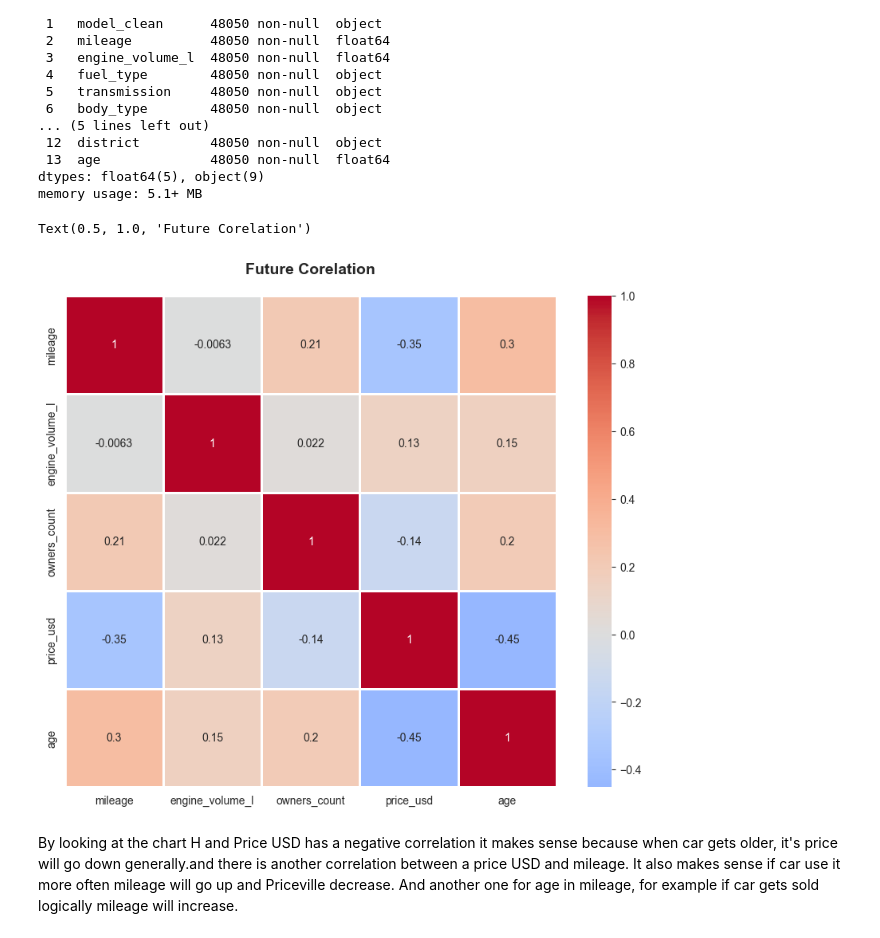
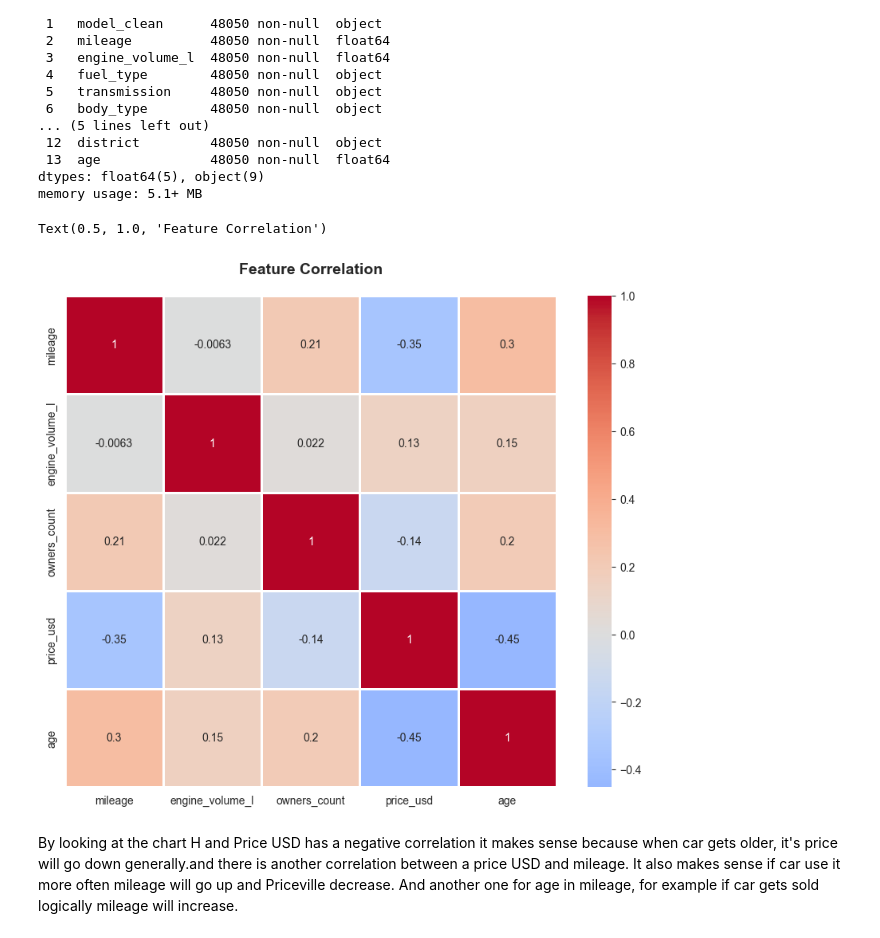
Before and after one commit to Javoh20111/Uzbekistan-car-analysis, a Jupyter notebook: notebooks/05_predictive_model.ipynb, the cells around one changed output. Cells and saved outputs as stored; diff of their text form; code cells hidden in the pictures.

```diff
--- a/notebooks/05_predictive_model.ipynb
+++ b/notebooks/05_predictive_model.ipynb
@@ -37,12 +37,12 @@ memory usage: 5.1+ MB
 # %%
 plt.figure(figsize = (10,8))
 numeric_data = car_dataset.select_dtypes(include=[np.number])
 correlation = numeric_data.corr()
 sns.heatmap(correlation, annot=True, cmap='coolwarm', center=0, square=True, linewidths=1)
-plt.title('Future Corelation', fontsize = 14, fontweight = 'bold', pad=20)
+plt.title('Feature Correlation', fontsize = 14, fontweight = 'bold', pad=20)
 # %% [output]
-Text(0.5, 1.0, 'Future Corelation')
+Text(0.5, 1.0, 'Feature Correlation')
-[figure, old version]
+[figure, new version]
 # %% [markdown]
 By looking at the chart H and Price USD has a negative correlation it makes sense because when car gets older, it's price will go down generally.and there is another correlation between a price USD and mileage. It also makes sense if car use it more often mileage will go up and Priceville decrease. And another one for age in mileage, for example if car gets sold logically mileage will increase.
 # %%
```
Also changed, not shown: parts of 17 cells of this notebook, 2 other files.
